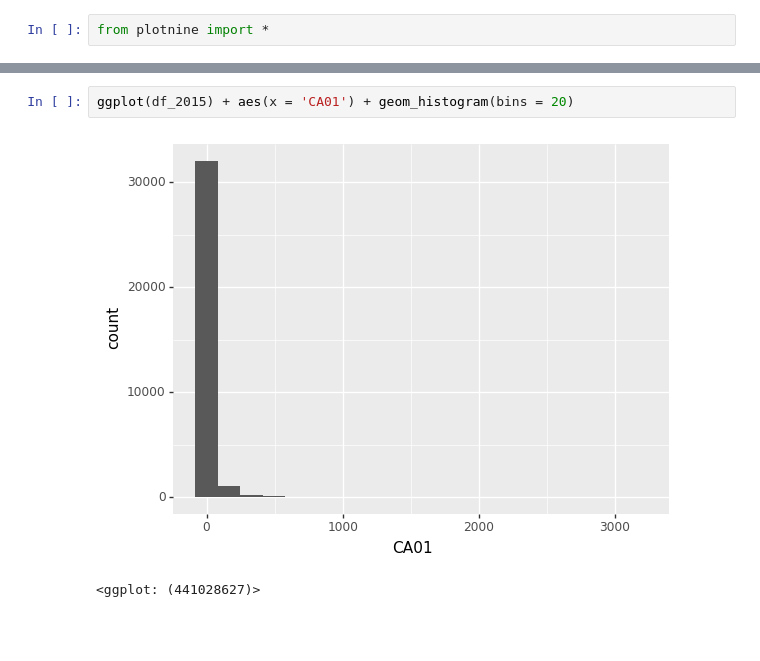
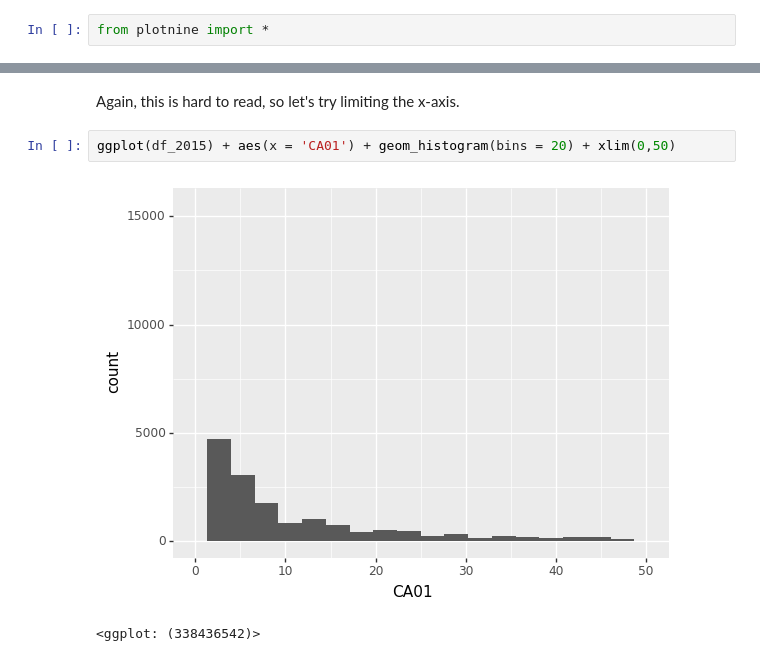
Before and after one commit to kimbrianj/Introduction-Python-SQL, a Jupyter notebook: content/04-visualizations/02-seaborn-ggplot.ipynb, the cells around one changed output, grey strips where cells are left out. Saved outputs shown, nothing was run; the diff lists cells and outputs as text; blank space fills up the shorter version.

Commit message:
Updates to functions, loops, visualizations parts.

```diff
--- a/content/04-visualizations/02-seaborn-ggplot.ipynb
+++ b/content/04-visualizations/02-seaborn-ggplot.ipynb
@@ -31,5 +46,7 @@ from plotnine import *
+# %% [markdown]
+Again, this is hard to read, so let's try limiting the x-axis.
 # %%
-ggplot(df_2015) + aes(x = 'CA01') + geom_histogram(bins = 20)
+ggplot(df_2015) + aes(x = 'CA01') + geom_histogram(bins = 20) + xlim(0,50)
 # %% [output]
-[figure, old version]
+[figure, new version]
-<ggplot: (441028627)>
+<ggplot: (338436542)>
```
Also changed, not shown: parts of 12 cells of this notebook, 5 other files.
